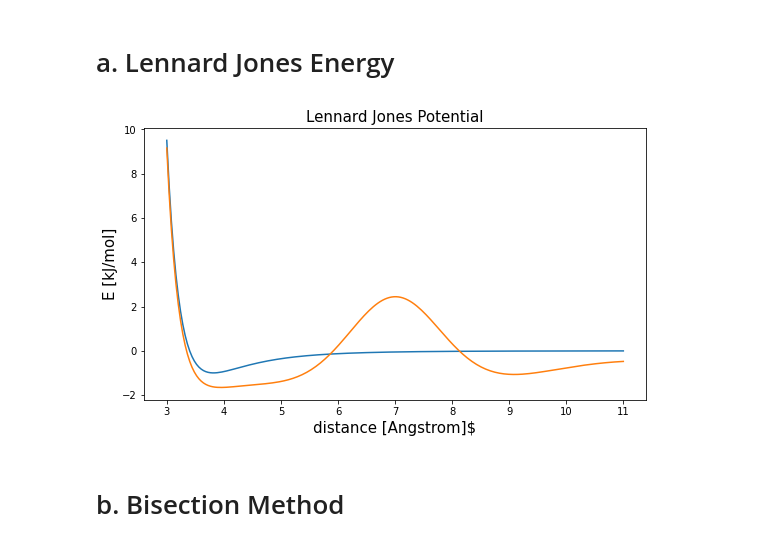
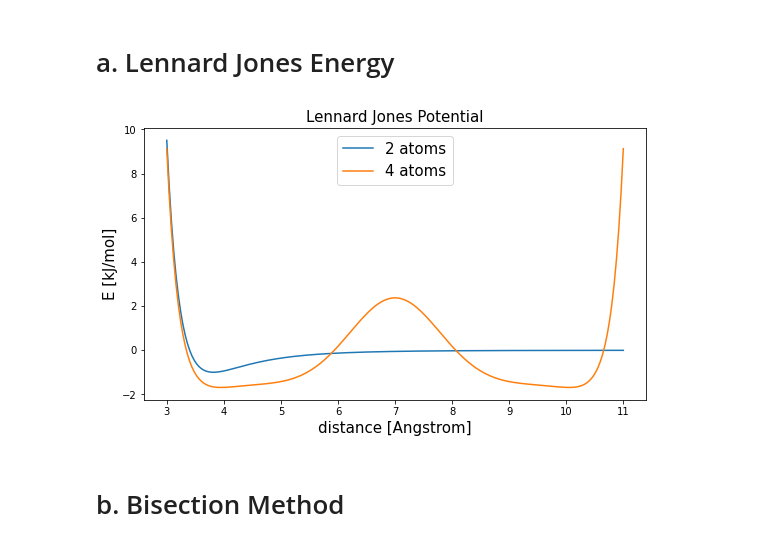
Before and after one commit to Kiril94/SC_Proj, a Jupyter notebook: Proj3/Proj3.ipynb, the cells around one changed output. Saved outputs shown, nothing was run; the diff lists cells and outputs as text; code cells hidden in the pictures.

```diff
--- a/Proj3/Proj3.ipynb
+++ b/Proj3/Proj3.ipynb
@@ -32,29 +32,26 @@ def LJ(sigma, epsilon):
         return np.sum(4*epsilon*((div_0(sigma,r))**12-(div_0(sigma,r))**6))
     return V
 # %%
-N = 200
-x = np.linspace(3,11,N)
-x0, x1, x2, x3 = np.zeros((N,1,3)),np.zeros((N,1,3)),np.zeros((N,1,3)),np.zeros((N,1,3))
-x0[:,0,0] = x
-x2[:,0,0] = 17
-x3[:,0,[0,1]] = [7,3.2]
-points2 = np.concatenate((x0,x1), axis = 1)
-points4 = np.concatenate((x0,x1,x2,x3), axis = 1)
+N, dim, n_atoms = 200, 3, 4
+range0 = np.linspace(3,11,N)
+Points = np.zeros((N,n_atoms,dim))
+Points[:,0,0] = range0
+Points[:,2,0] = 14
+Points[:,3,[0,1]] = [7,3.2]
 E2, E4 = np.empty(shape = N), np.empty(shape = N)
 V = LJ(sigma, epsilon)
 for i in range(N): #Computing LJ energy for N coordinates
-    E2[i] = V(points2[i])
-    E4[i] = V(points4[i])
+    E2[i] = V(Points[i,:2,:])
+    E4[i] = V(Points[i,:,:])
 # %%
 fig, ax = plt.subplots(figsize = (9,5))
-ax.plot(x, E2, label = '2 atoms')
-ax.plot(x,E4, label = '4 atoms')
-ax.set_ylabel('E [kJ/mol]', fontsize = 15)
-ax.set_xlabel(r'distance [Angstrom]$', fontsize = 15)
+ax.plot(range0, E2, label = '2 atoms'), ax.plot(range0, E4, label = '4 atoms')
+ax.set_ylabel('E [kJ/mol]', fontsize = 15), ax.legend(fontsize = 15)
+ax.set_xlabel(r'distance [Angstrom]', fontsize = 15)
 ax.set_title(r'Lennard Jones Potential', fontsize = 15)
 plt.show()
 # %% [output]
-[figure, old version]
+[figure, new version]
 # %% [markdown]
 # b. Bisection Method
 # %%
```
Also changed, not shown: parts of 8 cells of this notebook.
